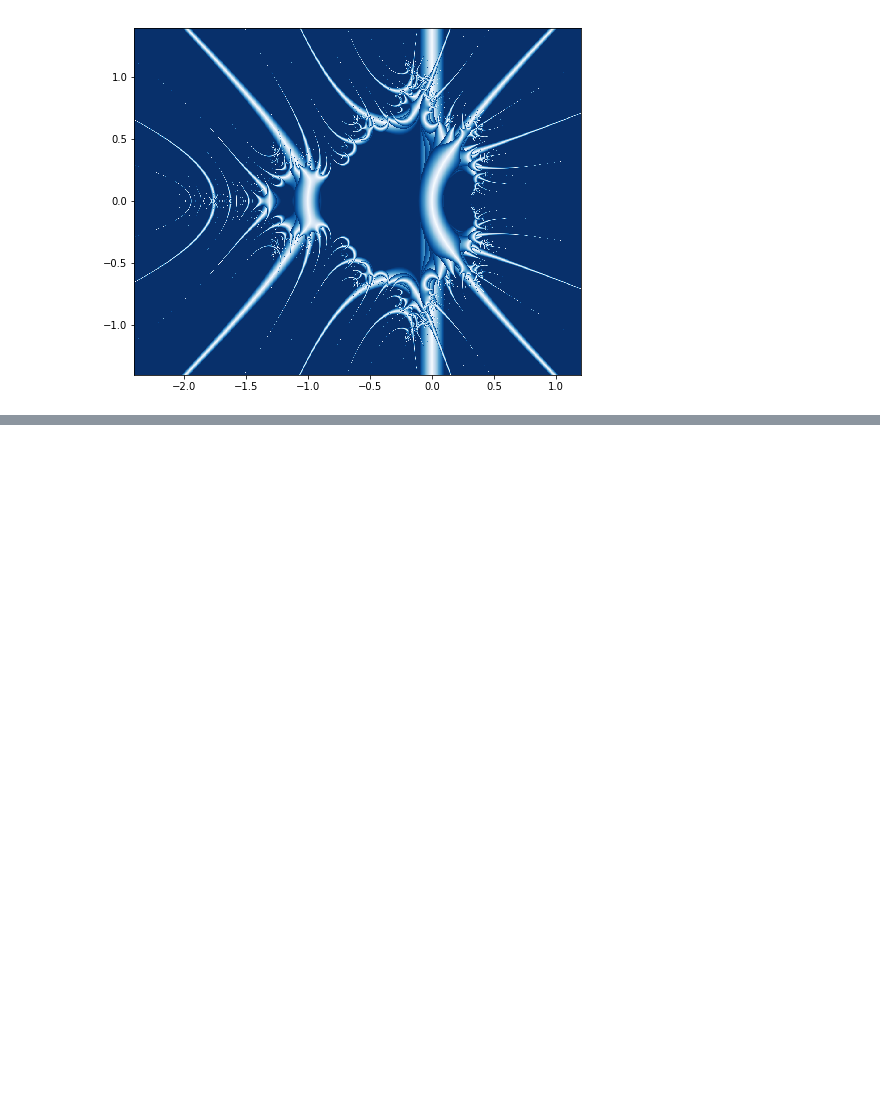
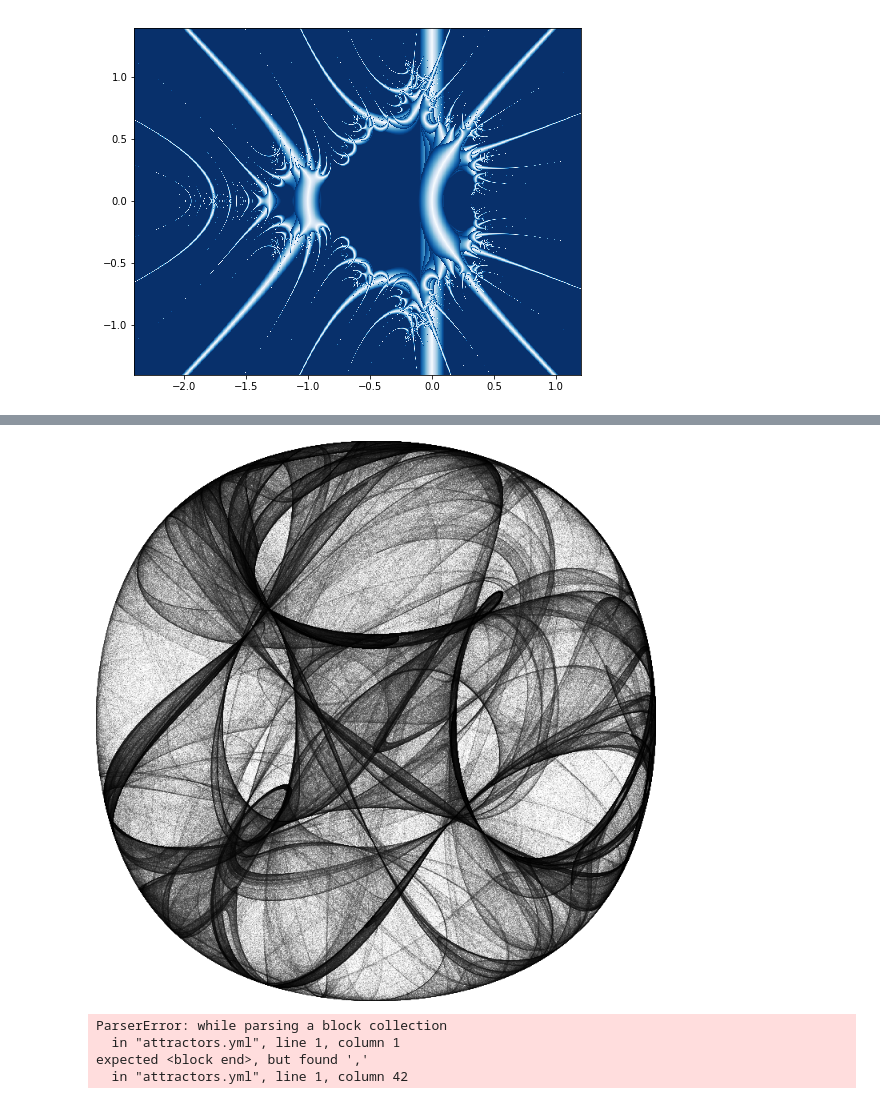
Before and after one commit to DanielleRomanoff/Fractal-Blog, a Jupyter notebook: Fractals Technical.ipynb, the cells around one changed output, grey strips where cells are left out. Saved outputs shown, nothing was run; the diff lists cells and outputs as text; code cells hidden in the pictures; blank space fills up the shorter version.

```diff
--- a/Fractals Technical.ipynb
+++ b/Fractals Technical.ipynb
@@ -567,3 +572,27 @@ def drawSpecial(t,size,repeat):
         drawCircles(t,size)
         t.right(360/repeat)
 drawSpecial(Will,100,10)
+# %%
+import numpy as np, pandas as pd, datashader as ds
+from datashader import transfer_functions as tf
+from datashader.colors import inferno, viridis
+from numba import jit
+from math import sin, cos, sqrt, fabs
+
+@jit
+def Clifford(x, y, a, b, c, d, *o):
+    return sin(a * y) + c * cos(a * x), \
+           sin(b * x) + d * cos(b * y)
+# %%
+n=10000000
+
+@jit
+def trajectory(fn, x0, y0, a, b=0, c=0, d=0, e=0, f=0, n=n):
+    x, y = np.zeros(n), np.zeros(n)
+    x[0], y[0] = x0, y0
+    for i in np.arange(n-1):
+        x[i+1], y[i+1] = fn(x[i], y[i], a, b, c, d, e, f)
+    return pd.DataFrame(dict(x=x,y=y))
+# %%
+%%time
+df = trajectory(Clifford, 0, 0, -1.3, -1.3, -1.8, -1.9)
@@ -569,0 +611,6 @@ drawSpecial(Will,100,10)
+# %%
+%%time
+
+cvs = ds.Canvas(plot_width = 700, plot_height = 700)
+agg = cvs.points(df, 'x', 'y')
+print(agg.values[190:195,190:195],"\n")
@@ -569,0 +626,6 @@ drawSpecial(Will,100,10)
+# %%
+ds.transfer_functions.Image.border=0
+
+tf.shade(agg, cmap = ["white", "black"])
+# %% [output]
+[figure, added]
@@ -569,0 +645,17 @@ drawSpecial(Will,100,10)
+# %%
+import yaml
+vals = yaml.load(open("attractors.yml","r"))
+
+def args(name):
+    """Return a list of available argument lists for the given type of attractor"""
+    return [v[1:] for v in vals if v[0]==name]
+
+def plot(fn, vals=None, **kw):
+    """Plot the given attractor `fn` once per provided set of arguments."""
+    vargs=args(fn.__name__) if vals is None else vals
+    return tf.Images(*[dsplot(fn, v[1:], cmap=palette[v[0]][::-1], **kw) for v in vargs]).cols(4)
+# %% [output]
+ParserError: while parsing a block collection
+  in "attractors.yml", line 1, column 1
+expected <block end>, but found ','
+  in "attractors.yml", line 1, column 42
```
Also changed, not shown: parts of 9 cells of this notebook, 1 other file.
